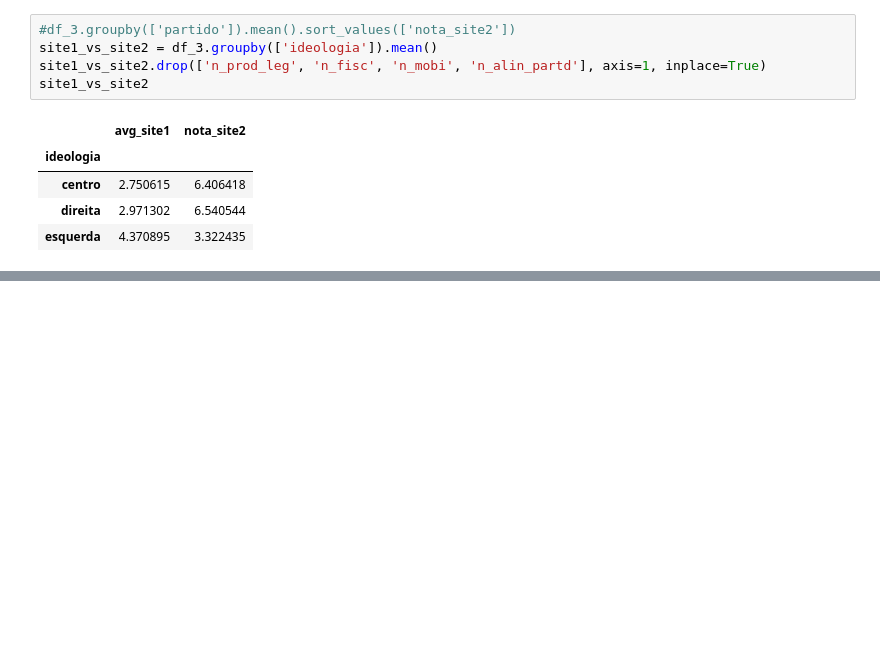
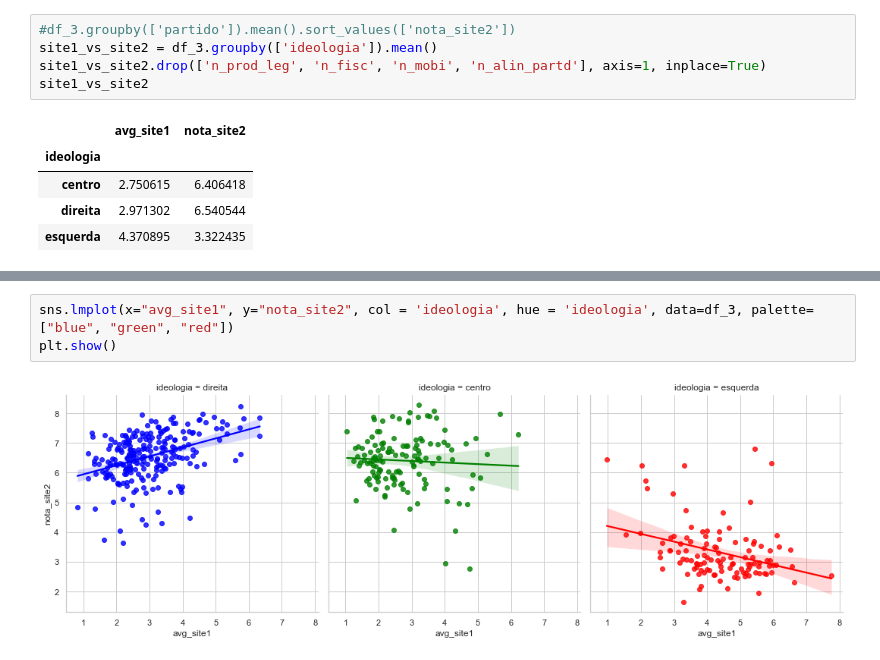
Before and after one commit to AndreMoura88/Notas_de_deputados, a Jupyter notebook: Analise_dos_dados.ipynb, the cells around one changed output, grey strips where cells are left out. Cells and saved outputs as stored; diff of their text form; blank space fills up the shorter version.

```diff
--- a/Analise_dos_dados.ipynb
+++ b/Analise_dos_dados.ipynb
@@ -134,0 +184,5 @@ site1_vs_site2
+# %%
+sns.lmplot(x="avg_site1", y="nota_site2", col = 'ideologia', hue = 'ideologia', data=df_3, palette=["blue", "green", "red"])
+plt.show()
+# %% [output]
+[figure, added]
```
Also changed, not shown: parts of 21 cells of this notebook.
